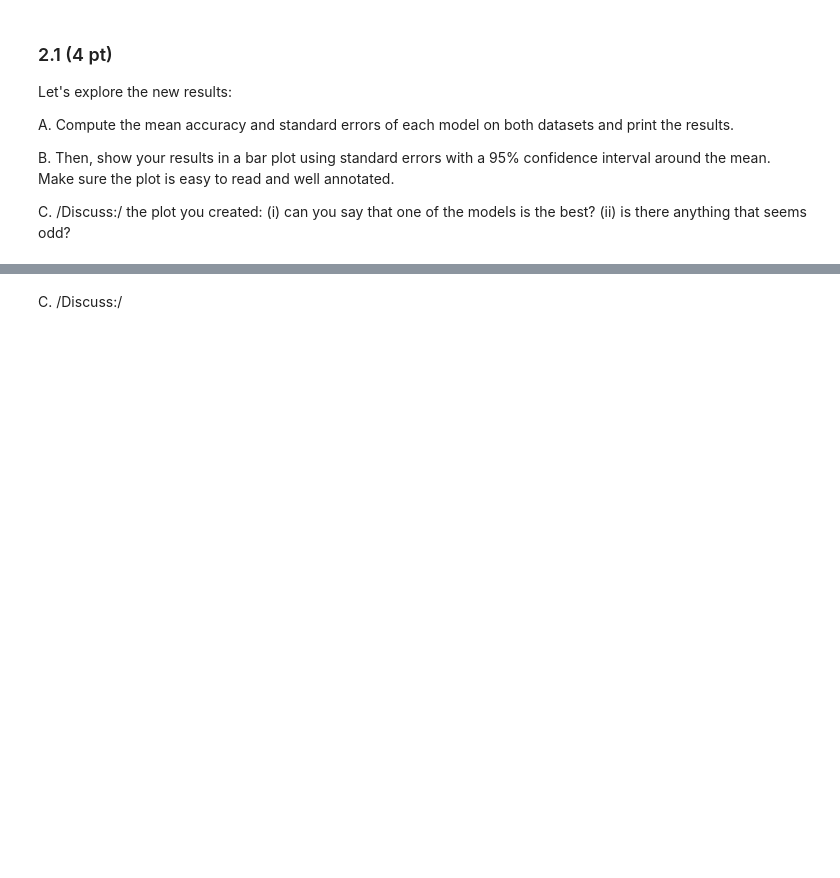
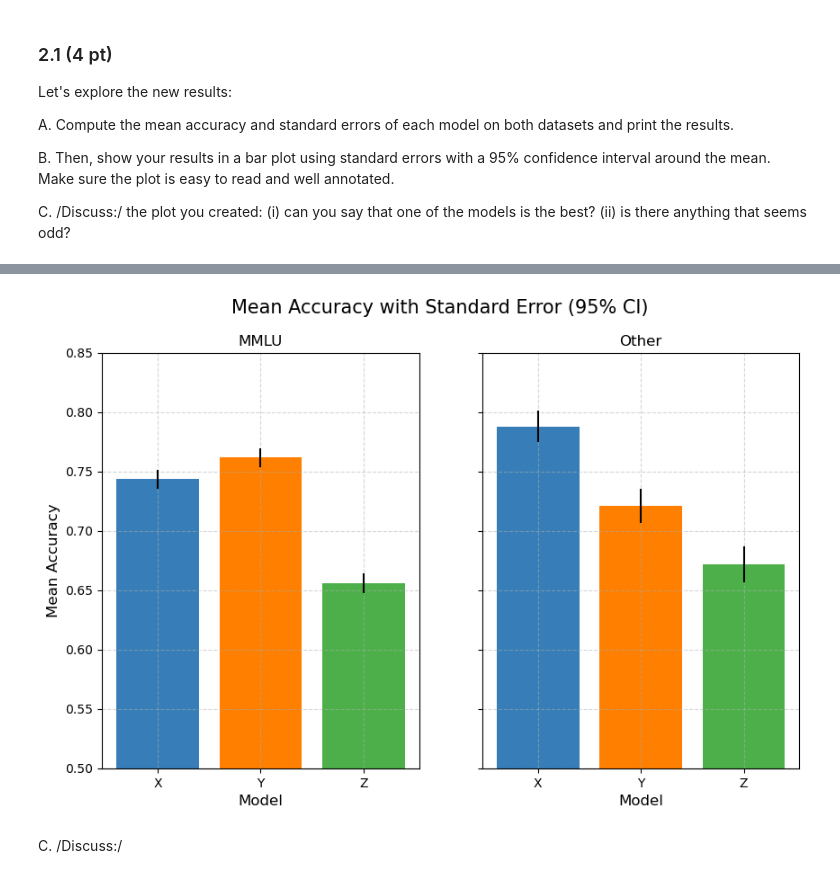
Before and after one commit to Luca-Engel/ADA-H1-Neutrality, a Jupyter notebook: analysis.ipynb, the cells around one changed output, grey strips where cells are left out. Saved outputs shown, nothing was run; the diff lists cells and outputs as text; code cells hidden in the pictures; blank space fills up the shorter version.

```diff
--- a/analysis.ipynb
+++ b/analysis.ipynb
@@ -342,3 +373,8 @@ B. Then, show your results in a bar plot using standard errors with a 95% confid
 C. /Discuss:/ the plot you created: (i) can you say that one of the models is the best? (ii) is there anything that seems odd?
 # %%
 # A
+df_mmlu_by_model = df_mmlu.groupby('model_name')['correct'].agg(['mean', 'sem'])
+
+df_other_by_model = df_other.groupby('model_name')['correct'].agg(['mean', 'sem'])
+display(df_mmlu_by_model)
+display(df_other_by_model)
@@ -345,5 +392,30 @@ C. /Discuss:/ the plot you created: (i) can you say that one of the models is th
 # %%
 # B
+errorbars_mmlu= 1.96*(df_mmlu_by_model['sem'])
+errorbars_other = 1.96 * (df_other_by_model['sem'])
+
+fig, (ax1, ax2) = plt.subplots(1,2, sharey=True, figsize = (10,6))
+fig.suptitle('Mean Accuracy with Standard Error (95% CI)', fontsize = 15)
+
+ax1.bar(df_mmlu_by_model.index, df_mmlu_by_model['mean'], yerr=errorbars_mmlu, color = ['#377eb8', '#ff7f00', '#4daf4a']) #colorblind friendly
+ax1.set_title('MMLU')
+ax1.set_xlabel('Model', fontsize=12)
+ax1.set_ylabel('Mean Accuracy', fontsize=12)
+ax1.grid(True, linestyle='--', alpha=0.5)
+
+
+ax2.bar(df_other_by_model.index, df_other_by_model['mean'], yerr=errorbars_other, color = ['#377eb8', '#ff7f00', '#4daf4a']) #colorblind friendly
+ax2.set_title('Other')
+ax2.set_xlabel('Model', fontsize=12)
+ax2.set_ylabel('Mean Accuracy', fontsize=12)
+ax2.grid(True, linestyle='--', alpha=0.5)
+
+ax1.set_ylim(0.5, 0.85)
+
+for ax in fig.get_axes():
+    ax.label_outer()
+# %% [output]
+[figure, added]
 # %% [markdown]
 C. /Discuss:/
 # %% [markdown]
```
Also changed, not shown: parts of 8 cells of this notebook.
